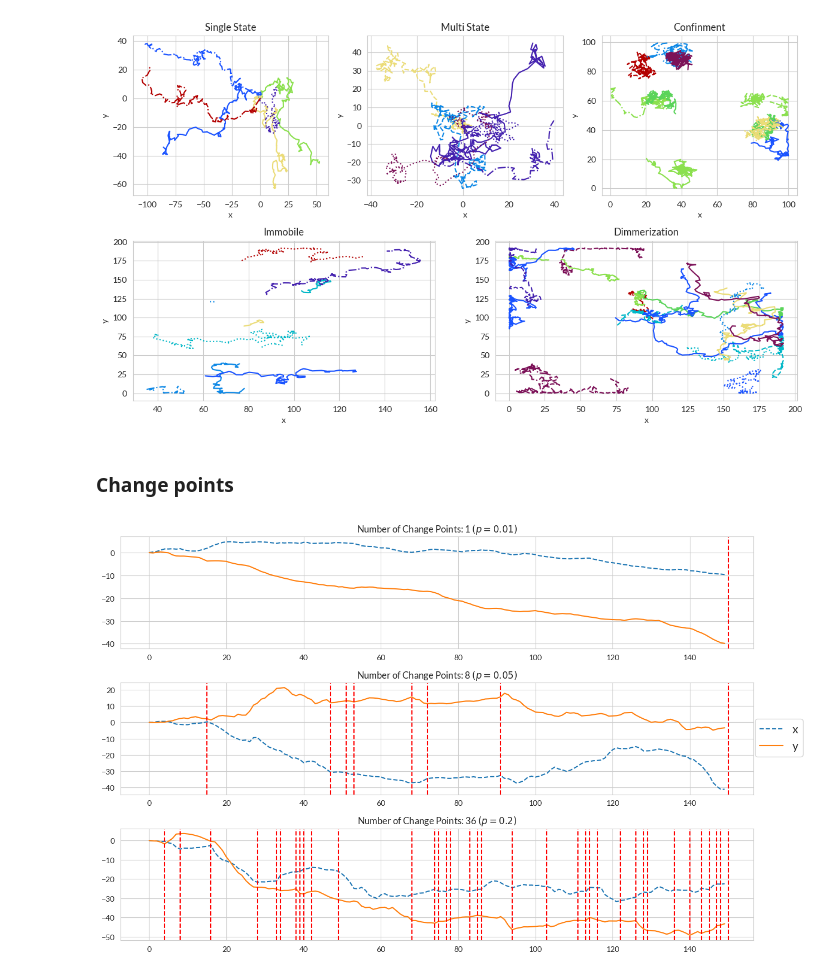
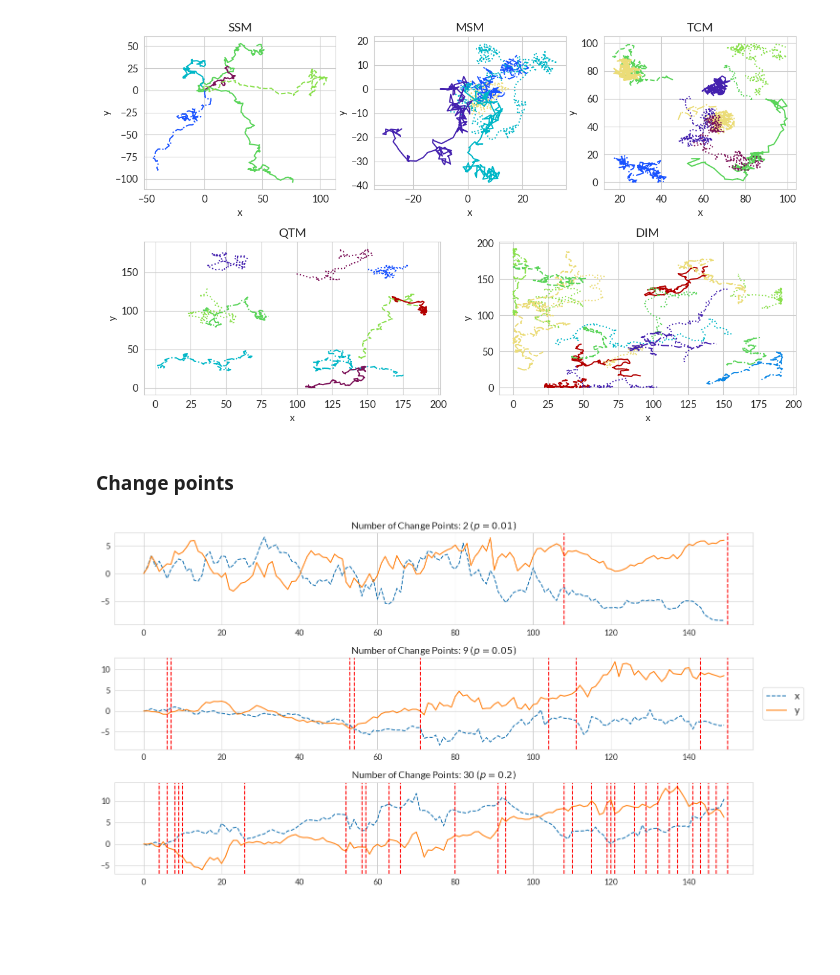
Before and after one commit to Manik2000/Masters-thesis, a Jupyter notebook: notebooks/data_showcase.ipynb, the cells around one changed output. Cells and saved outputs as stored; diff of their text form; code cells hidden in the pictures; blank space fills up the shorter version.

```diff
--- a/notebooks/data_showcase.ipynb
+++ b/notebooks/data_showcase.ipynb
@@ -16,3 +16,26 @@ dataset_creator = AndiDataset()
 # set font family to Lato-Regular
 rcParams["font.family"] = "Lato"
 rcParams["font.sans-serif"] = "Lato"
+rcParams["font.size"] = 12
+# %%
+# draw sub, normal and superdiffusion MSD
+
+t = np.linspace(0, 8, 1000)
+alphas = [0.5, 1.0, 1.5]
+colors = ["#1f77b4", "#ff7f0e", "#2ca02c"]
+labels = ["Subdiffusion", "Normal diffusion", "Superdiffusion"]
+linestyles = ["-", "--", "-."]
+
+def msd(t, alpha):
+    return t ** alpha
+
+fig, ax = plt.subplots(figsize=(12, 4))
+
+for idx, (alpha, color) in enumerate(zip(alphas, colors)):
+    ax.plot(t, msd(t, alpha), label=labels[idx], color=color, linestyle=linestyles[idx])
+
+ax.set_xlabel("Time")
+ax.set_ylabel("MSD")
+ax.legend()
+
+plt.savefig("../figures/diff.pdf")
@@ -28,7 +53,7 @@ dimmerization = dataset_creator.dimmerization(20, T, [1.5, 0.6], [[1, 0.5], [2,
 ]
 
 all_data = [single_state, muli_state, confinment, immobile, dimmerization]
-labels = ["Single State", "Multi State", "Confinment", "Immobile", "Dimmerization"]
+labels = ["SSM", "MSM", "TCM", "QTM", "DIM"]
 # %%
 all_lines_styles = ["-", "--", "-.", ":", "-"]
 all_colors = [
@@ -79,7 +104,7 @@ plt.tight_layout()
 plt.savefig("../figures/data_showcase.pdf")
 plt.show()
 # %% [output]
-[figure, old version]
+[figure, new version]
 # %% [markdown]
 ### Change points
 # %%
@@ -103,21 +128,21 @@ trajectories_and_labels = [
         1,
         150,
         M=[[1 - ps[i], ps[i]], [ps[i], 1 - ps[i]]],
-        alphas=[[1.7, 0.0], [2.5, 0.1]],
+        alphas=[[.7, 0.0], [1.5, 0.1]],
     )
     for i in range(3)
 ]
 # %%
-fig, axes = plt.subplots(3, 1, figsize=(12, 8))
+fig, axes = plt.subplots(3, 1, figsize=(14, 8))
 
 for i, (traj, labels) in enumerate(trajectories_and_labels):
     plot_change_points(axes[i], traj, labels, ps[i])
 
 plt.tight_layout()
 # get the legend from each plot and combine them
 handles, labels = axes[0].get_legend_handles_labels()
 fig.legend(handles, labels, loc="right", bbox_to_anchor=(1.07, 0.5), fontsize=15)
-plt.savefig("../figures/change_points.pdf")
+plt.savefig("../figures/change_points.pdf", bbox_inches='tight')
 plt.show()
 # %% [output]
-[figure, old version]
+[figure, new version]
```
Also changed, not shown: parts of 1 cell of this notebook, 10 other files.
